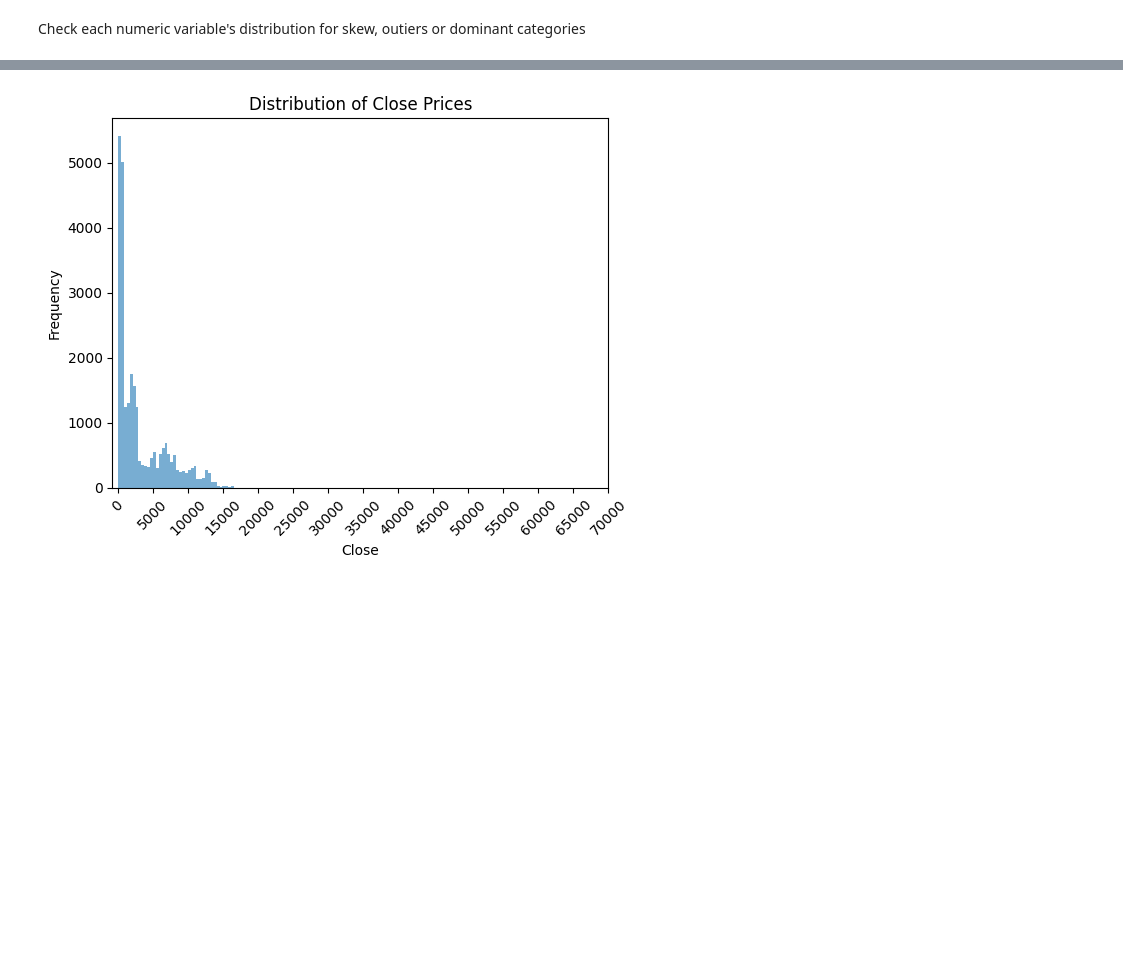
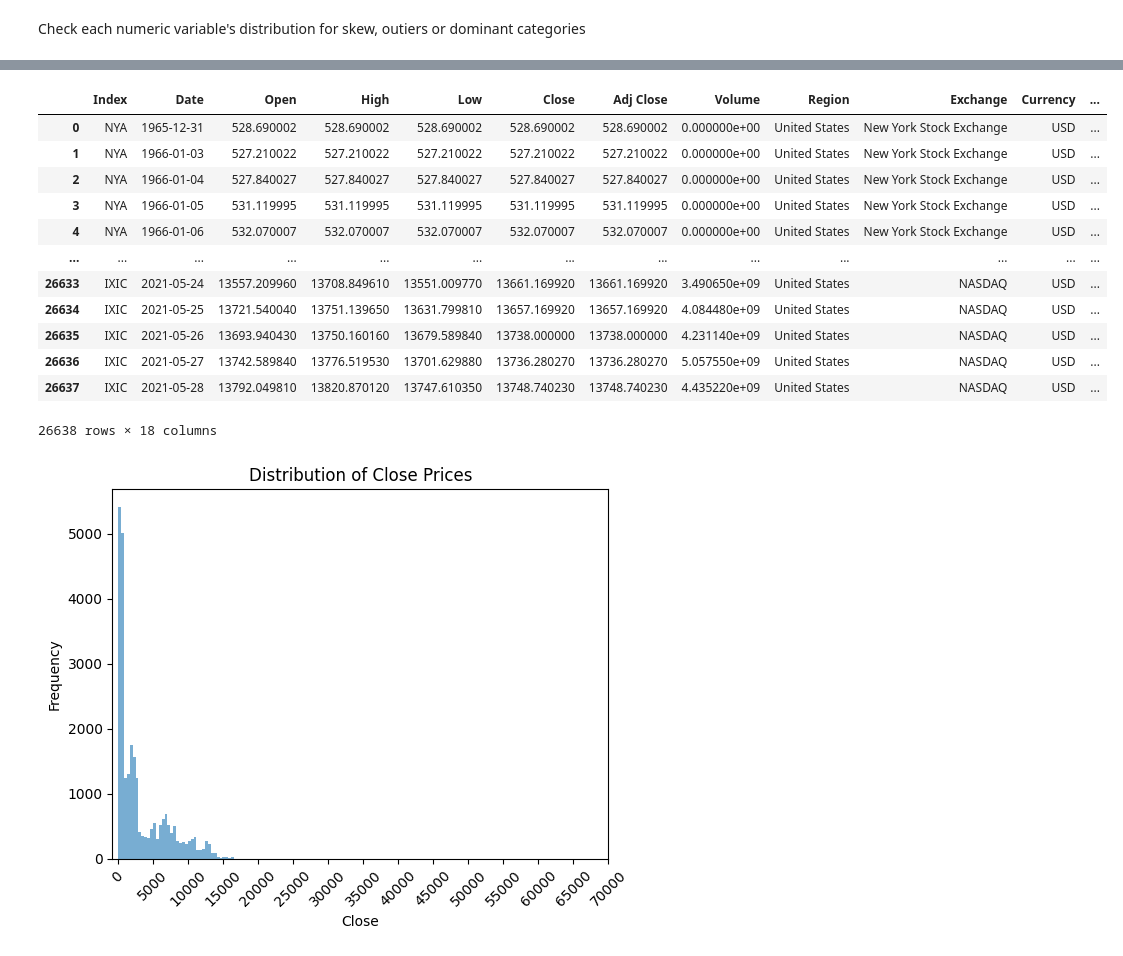
Before and after one commit to kiah-ucsd/DES200, a Jupyter notebook: FinalProject/Final Project_Fall2025.ipynb, the cells around one changed output, grey strips where cells are left out. Saved outputs shown, nothing was run; the diff lists cells and outputs as text; code cells hidden in the pictures; blank space fills up the shorter version.

```diff
--- a/FinalProject/Final Project_Fall2025.ipynb
+++ b/FinalProject/Final Project_Fall2025.ipynb
@@ -681,3 +706,19 @@ df_data_index.select_dtypes(include="number").describe()
+# %%
+df_data_index
+# %% [output]
+|  | Index | Date | Open | High | Low | Close | Adj Close | Volume | Region | Exchange | Currency | ... |
+| 0 | NYA | 1965-12-31 | 528.690002 | 528.690002 | 528.690002 | 528.690002 | 528.690002 | 0.000000e+00 | United States | New York Stock Exchange | USD | ... |
+| 1 | NYA | 1966-01-03 | 527.210022 | 527.210022 | 527.210022 | 527.210022 | 527.210022 | 0.000000e+00 | United States | New York Stock Exchange | USD | ... |
+| 2 | NYA | 1966-01-04 | 527.840027 | 527.840027 | 527.840027 | 527.840027 | 527.840027 | 0.000000e+00 | United States | New York Stock Exchange | USD | ... |
+| 3 | NYA | 1966-01-05 | 531.119995 | 531.119995 | 531.119995 | 531.119995 | 531.119995 | 0.000000e+00 | United States | New York Stock Exchange | USD | ... |
+| 4 | NYA | 1966-01-06 | 532.070007 | 532.070007 | 532.070007 | 532.070007 | 532.070007 | 0.000000e+00 | United States | New York Stock Exchange | USD | ... |
+| ... | ... | ... | ... | ... | ... | ... | ... | ... | ... | ... | ... | ... |
+| 26633 | IXIC | 2021-05-24 | 13557.209960 | 13708.849610 | 13551.009770 | 13661.169920 | 13661.169920 | 3.490650e+09 | United States | NASDAQ | USD | ... |
+| 26634 | IXIC | 2021-05-25 | 13721.540040 | 13751.139650 | 13631.799810 | 13657.169920 | 13657.169920 | 4.084480e+09 | United States | NASDAQ | USD | ... |
+| 26635 | IXIC | 2021-05-26 | 13693.940430 | 13750.160160 | 13679.589840 | 13738.000000 | 13738.000000 | 4.231140e+09 | United States | NASDAQ | USD | ... |
+| 26636 | IXIC | 2021-05-27 | 13742.589840 | 13776.519530 | 13701.629880 | 13736.280270 | 13736.280270 | 5.057550e+09 | United States | NASDAQ | USD | ... |
+| 26637 | IXIC | 2021-05-28 | 13792.049810 | 13820.870120 | 13747.610350 | 13748.740230 | 13748.740230 | 4.435220e+09 | United States | NASDAQ | USD | ... |
+26638 rows × 18 columns
 # %%
 # Open high, low, close, adj close are fairly similar so will just plot 1
 # create two histograms to evaluate the layout of the data
```
Also changed, not shown: parts of 45 cells of this notebook.
